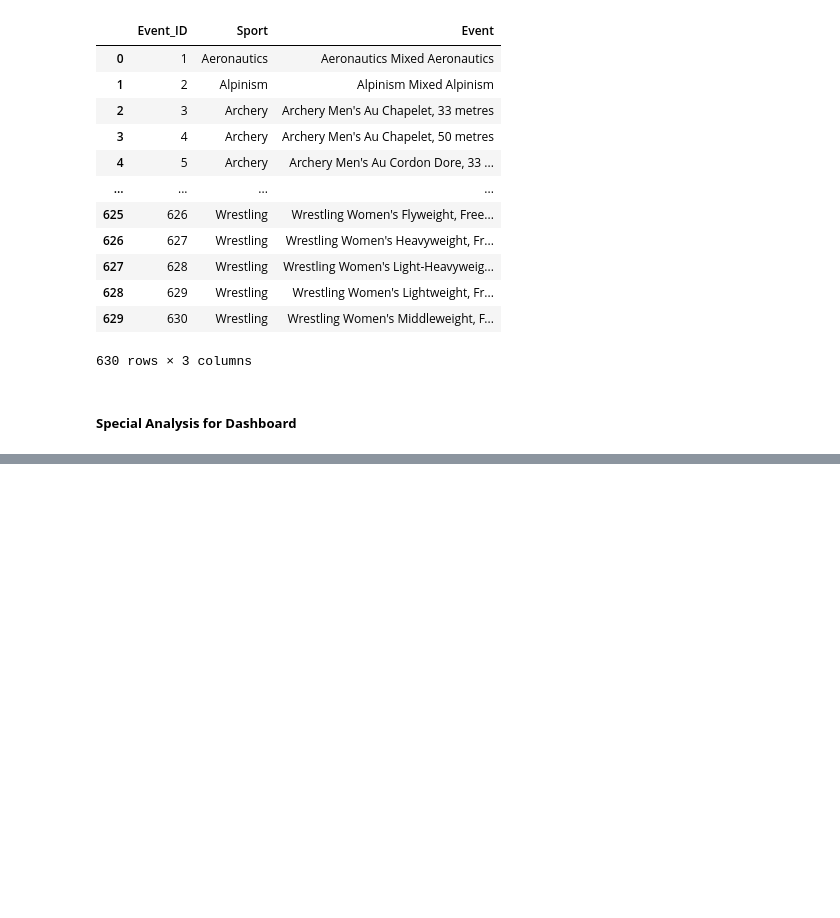
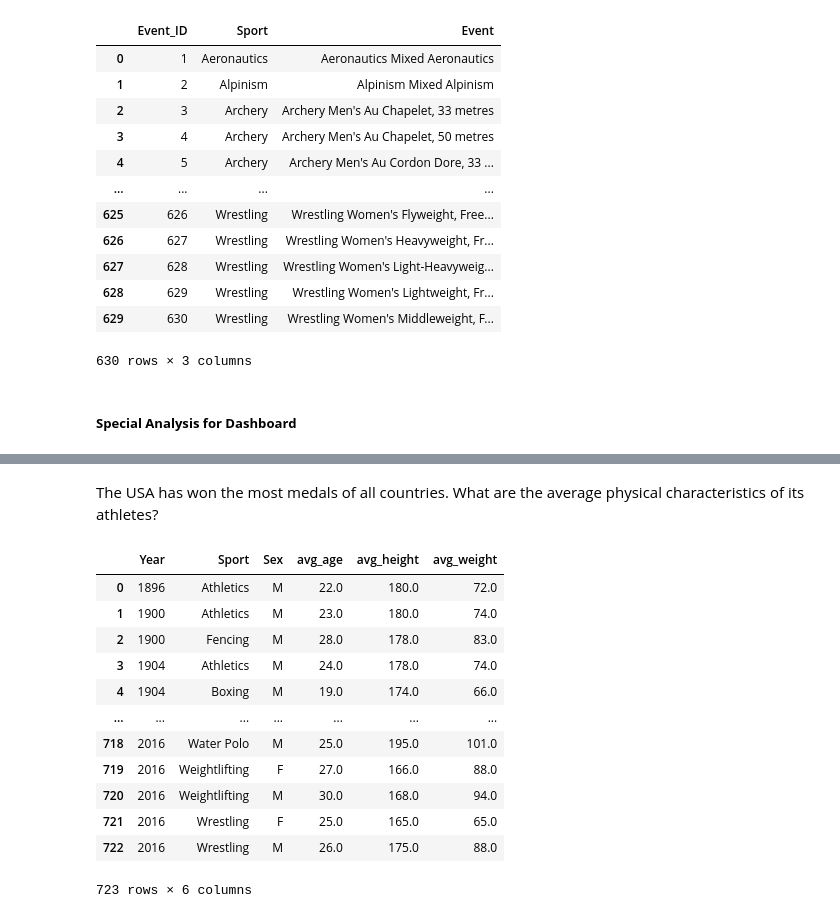
Before and after one commit to MaMut1991/Olympics, a Jupyter notebook: EDA.ipynb, the cells around one changed output, grey strips where cells are left out. Drawn from its saved outputs; the diff is of its cells as text; code cells hidden in the pictures; blank space fills up the shorter version.

```diff
--- a/EDA.ipynb
+++ b/EDA.ipynb
@@ -484,0 +665,26 @@ medal_counts
+# %% [markdown]
+The USA has won the most medals of all countries. What are the average physical characteristics of its athletes?
+# %%
+physics = data[['Year', 'country', 'Sport','Sex', 'Age', 'Height', 'Weight']]
+physics = physics[physics['country'] == 'USA']
+physics = physics.groupby(['Year', 'Sport', 'Sex']).agg(
+    avg_age = ('Age', 'mean'),
+    avg_height = ('Height', 'mean'),
+    avg_weight = ('Weight', 'mean')
+).reset_index()
+physics = physics.round(0)
+physics
+# %% [output]
+|  | Year | Sport | Sex | avg_age | avg_height | avg_weight |
+| 0 | 1896 | Athletics | M | 22.0 | 180.0 | 72.0 |
+| 1 | 1900 | Athletics | M | 23.0 | 180.0 | 74.0 |
+| 2 | 1900 | Fencing | M | 28.0 | 178.0 | 83.0 |
+| 3 | 1904 | Athletics | M | 24.0 | 178.0 | 74.0 |
+| 4 | 1904 | Boxing | M | 19.0 | 174.0 | 66.0 |
+| ... | ... | ... | ... | ... | ... | ... |
+| 718 | 2016 | Water Polo | M | 25.0 | 195.0 | 101.0 |
+| 719 | 2016 | Weightlifting | F | 27.0 | 166.0 | 88.0 |
+| 720 | 2016 | Weightlifting | M | 30.0 | 168.0 | 94.0 |
+| 721 | 2016 | Wrestling | F | 25.0 | 165.0 | 65.0 |
+| 722 | 2016 | Wrestling | M | 26.0 | 175.0 | 88.0 |
+723 rows × 6 columns
```
Also changed, not shown: parts of 9 cells of this notebook, 8 other files.
